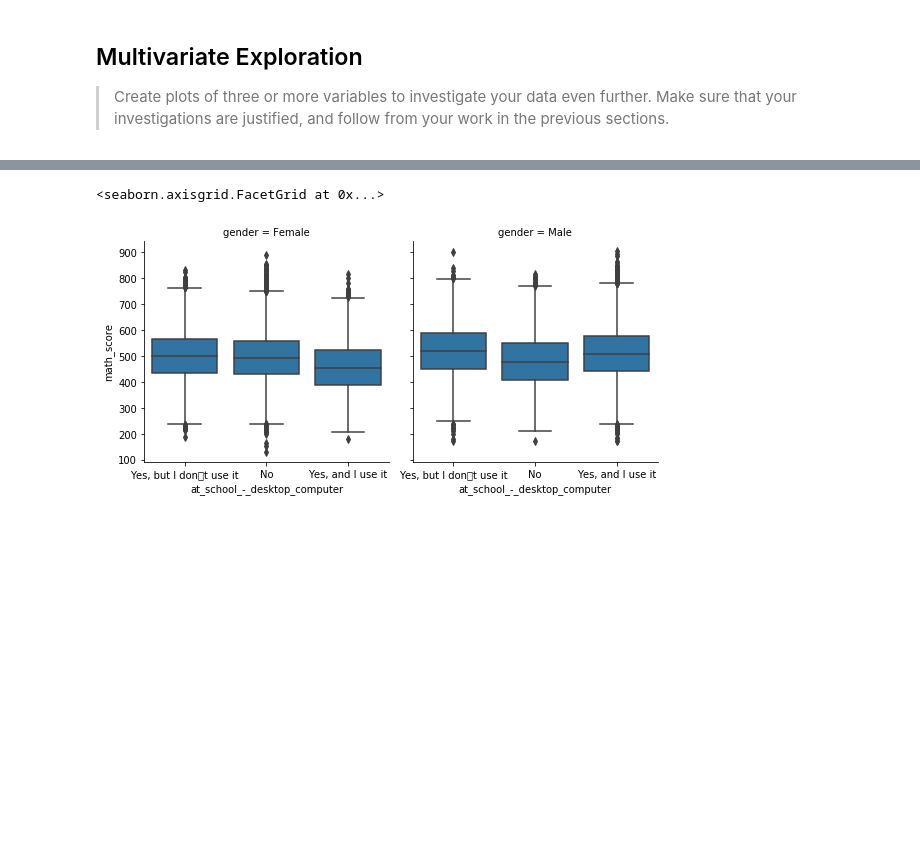
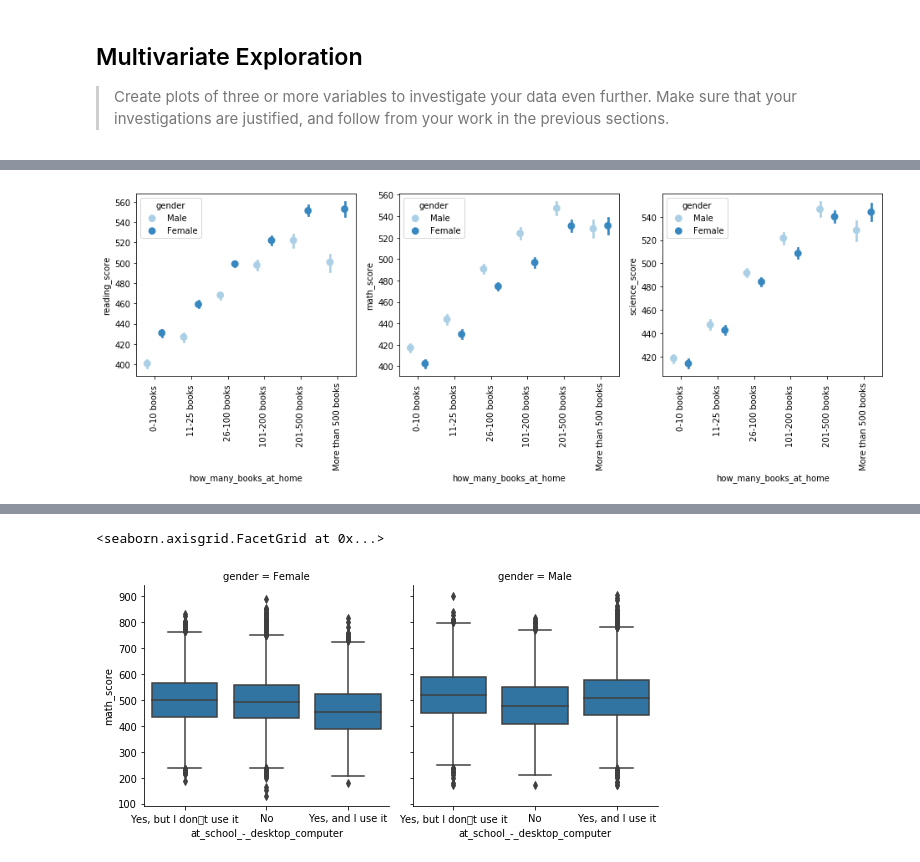
Before and after one commit to simonvlc/Coursera_Capstone, a Jupyter notebook: data_visualization/exploration_template.ipynb, the cells around one changed output, grey strips where cells are left out. Saved outputs shown, nothing was run; the diff lists cells and outputs as text; code cells hidden in the pictures; blank space fills up the shorter version.

```diff
--- a/data_visualization/exploration_template.ipynb
+++ b/data_visualization/exploration_template.ipynb
@@ -699,0 +649,28 @@ plt.legend()
+# %%
+# Relationship between 2 categorical and 1 numerical variable
+fig = plt.figure(figsize = [16,4])
+
+plt.subplot(1, 3, 1)
+ax = sb.pointplot(data = df_sample, x = 'how_many_books_at_home', y = 'reading_score', hue = 'gender',
+           palette = 'Blues', linestyles = '', dodge = 0.4, order=books_cat_order)
+ax.set_yticklabels([],minor = True)
+plt.xticks(rotation=90)
+
+plt.subplot(1, 3, 2)
+ax = sb.pointplot(data = df_sample, x = 'how_many_books_at_home', y = 'math_score', hue = 'gender',
+           palette = 'Blues', linestyles = '', dodge = 0.4, order=books_cat_order)
+ax.set_yticklabels([],minor = True)
+plt.xticks(rotation=90)
+
+plt.subplot(1, 3, 3)
+ax = sb.pointplot(data = df_sample, x = 'how_many_books_at_home', y = 'science_score', hue = 'gender',
+           palette = 'Blues', linestyles = '', dodge = 0.4, order=books_cat_order)
+ax.set_yticklabels([],minor = True)
+plt.xticks(rotation=90)
+
+plt.subplot(1, 3, 1)
+
+
+plt.show();
+# %% [output]
+[figure, added]
```
Also changed, not shown: parts of 23 cells of this notebook.
